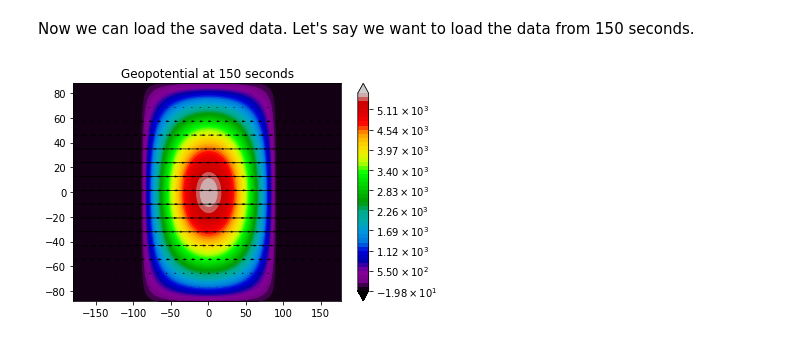
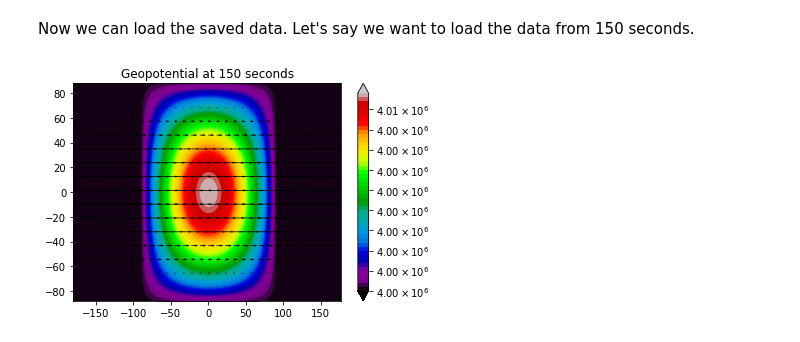
Before and after one commit to kathlandgren/SWAMPE, a Jupyter notebook: docs/source/notebooks/QuickStart.ipynb, the cells around one changed output. Saved outputs shown, nothing was run; the diff lists cells and outputs as text; code cells hidden in the pictures.

```diff
--- a/docs/source/notebooks/usage.ipynb
+++ b/docs/source/notebooks/QuickStart.ipynb
@@ -133,15 +133,15 @@ If no custom path is provided, SWAMPE will create a local 'data/' directory and
 We can also start the simulation from any suitable initial condition. Let's save some data and restart the simulation from the saved data.
 # %%
 #saving the data every 5 timesteps
-SWAMPE.run_model(M,dt,tmax,Phibar, omega, a,  taurad=taurad, taudrag=taudrag, DPhieq=Phibar, plotflag=False, plotfreq=plotfreq,saveflag=True,savefreq=5,verbose=False,timeunits='seconds')
+SWAMPE.run_model(M,dt,tmax,Phibar, omega, a,  taurad=taurad, taudrag=-1, DPhieq=Phibar, plotflag=False, plotfreq=plotfreq,saveflag=True,savefreq=5,verbose=False,timeunits='seconds')
 # %% [markdown]
 Now we can load the saved data. Let's say we want to load the data from 150 seconds.
 # %%
 timestamp='150'
 eta, delta, Phi, U, V =SWAMPE.continuation.load_data(str(timestamp))
 # %%
-N,I,J,dt,lambdas,mus,w=SWAMPE.initial_conditions.spectral_params(M)
-fig=SWAMPE.plotting.quiver_geopot_plot(U,V,Phi,lambdas,mus,timestamp,sparseness=4,minlevel=None,maxlevel=None,units='seconds')
+N,I,J,otherdt,lambdas,mus,w=SWAMPE.initial_conditions.spectral_params(M)
+fig=SWAMPE.plotting.quiver_geopot_plot(U,V,Phi+4*10**6,lambdas,mus,timestamp,sparseness=4,minlevel=None,maxlevel=None,units='seconds')
 # %% [output]
-[figure, old version]
+[figure, new version]
 # %%
```
Also changed, not shown: parts of 3 cells of this notebook, 10 other files.
